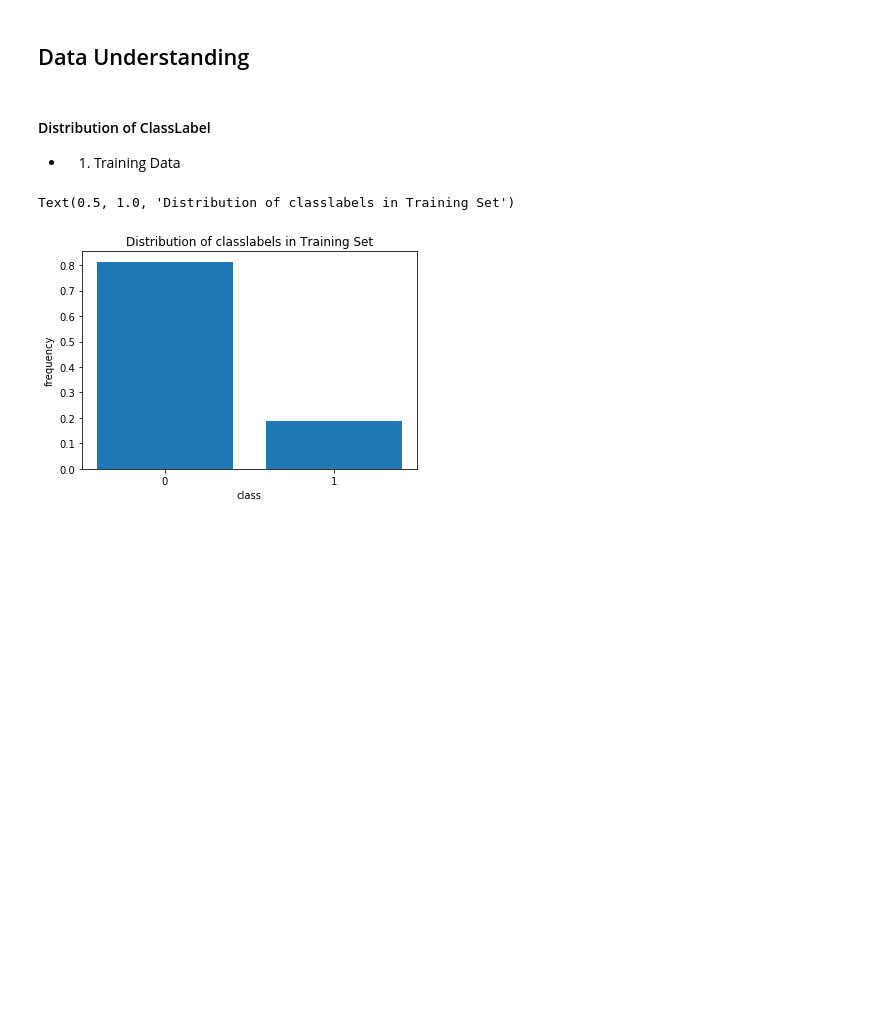
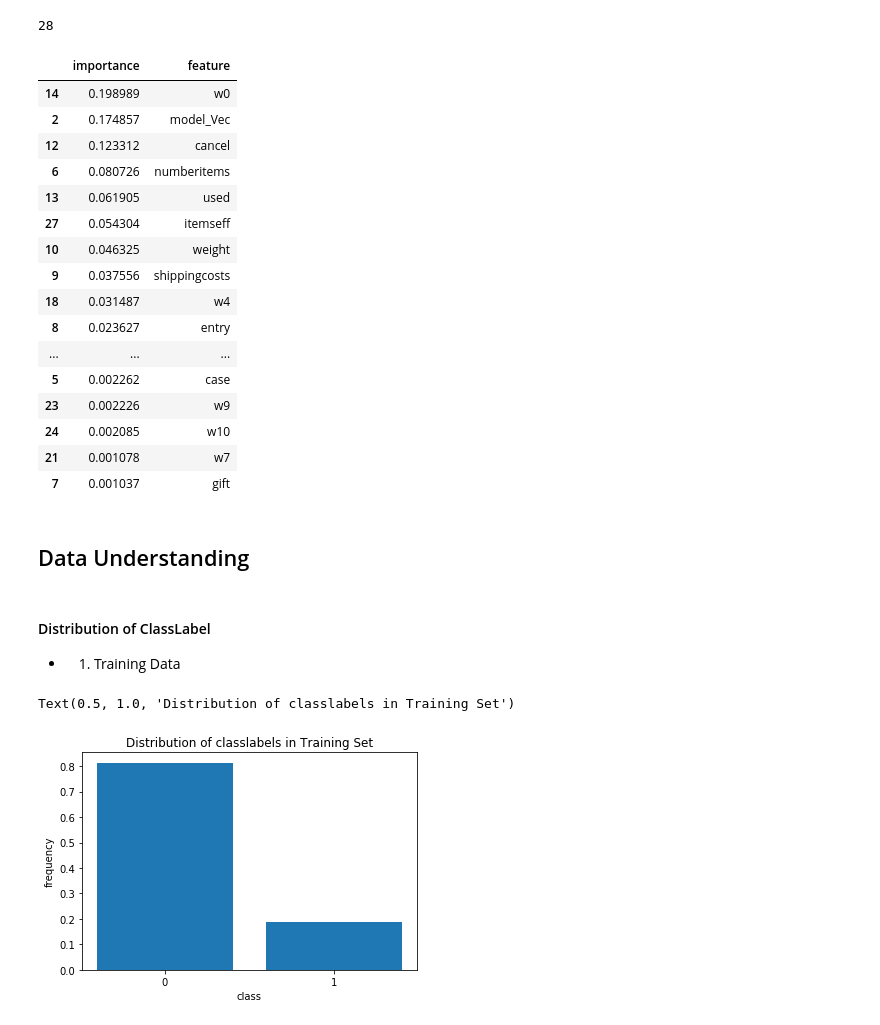
Before and after one commit to thofrie/bigData, a Jupyter notebook: dmcResults.ipynb, the cells around one changed output. Drawn from its saved outputs; the diff is of its cells as text; code cells hidden in the pictures; blank space fills up the shorter version.

Commit message:
Feature Importance

```diff
--- a/dmcResults.ipynb
+++ b/dmcResults.ipynb
@@ -3,3 +4,35 @@
+# %%
+allFeatures = ['salutation_Vec','newsletter','model_Vec','paymenttype_Vec','voucher','case','numberitems','gift','entry','shippingcosts','weight','remi','cancel','used','w0','w1','w2','w3','w4','w5','w6','w7','w8','w9','w10','books','nobooks','itemseff']
+# %%
+len(allFeatures)
+# %% [output]
+28
+# %%
+importance = [0.0034074649795667626,0.00413741447930873,0.174857215989406,0.01726154098338987,0.018280560101041142,0.002261726703313424,0.08072646083459825,0.0010372145781558167,0.02362677055121339,0.03755636073210255,0.0463249245397624,0.01734599372730481,0.12331213798904761,0.06190547590973885,0.1989891818023385,0.006474604848043193,0.0125853848245135,0.011429540857742782,0.031486710200181726,0.003055738160761083,0.003935933532905397,0.0010781704036437125,0.00647669744467106,0.002226334453365907,0.002085273761775174,0.0048787668115735025,0.004436802071339119,0.05430419992217015]
+# %%
+fi_df= pd.DataFrame(importance,columns=["importance"])
+fi_df['feature'] = pd.Series(allFeatures)
+fi_df.sort_values(by=['importance'], ascending=False, inplace=True)
+# %%
+fi_df
+# %% [output]
+|  | importance | feature |
+| 14 | 0.198989 | w0 |
+| 2 | 0.174857 | model_Vec |
+| 12 | 0.123312 | cancel |
+| 6 | 0.080726 | numberitems |
+| 13 | 0.061905 | used |
+| 27 | 0.054304 | itemseff |
+| 10 | 0.046325 | weight |
+| 9 | 0.037556 | shippingcosts |
+| 18 | 0.031487 | w4 |
+| 8 | 0.023627 | entry |
+| ... | ... | ... |
+| 5 | 0.002262 | case |
+| 23 | 0.002226 | w9 |
+| 24 | 0.002085 | w10 |
+| 21 | 0.001078 | w7 |
+| 7 | 0.001037 | gift |
 # %%
 import pandas as pd
 import os
```
Also changed, not shown: parts of 1 cell of this notebook.
